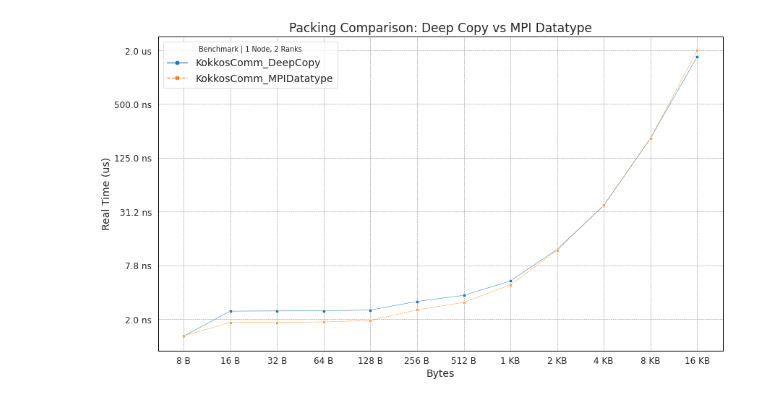
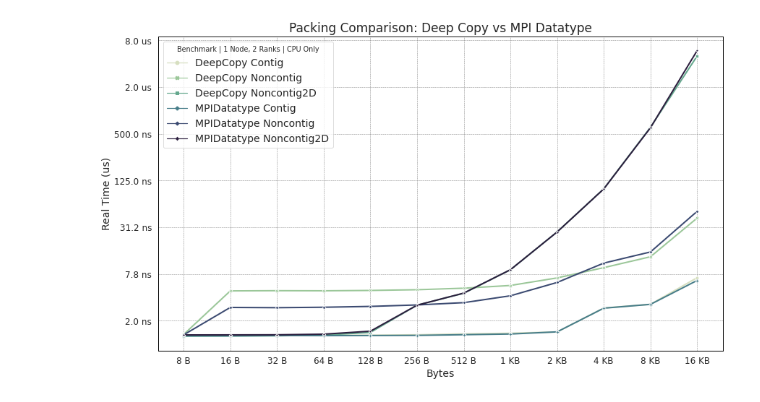
Before and after one commit to nicoleavans/kokkos-comm, a Jupyter notebook: perf_tests/notebooks/3dslice_plot.ipynb, the cells around one changed output. Cells and saved outputs as stored; diff of their text form; code cells hidden in the pictures.

Commit message:
update notebooks with GPU data

```diff
--- a/perf_tests/notebooks/3dslice_plot.ipynb
+++ b/perf_tests/notebooks/3dslice_plot.ipynb
@@ -50,47 +50,62 @@ for i,benchmark in df.iterrows() :
     real_time = benchmark['real_time']
     bytes = benchmark['bytes']
 
-    # Determine the communication type from the name
+    # Determine the packing type from the name
     if 'deepcopy' in name:
-        comm_type = 'KokkosComm_DeepCopy'
+        pack_type = 'DeepCopy'
     elif 'datatype' in name:
-        comm_type = 'KokkosComm_MPIDatatype'
+        pack_type = 'MPIDatatype'
     else:
         continue  # Skip if none
 
+    # Determine the slice type from the name
+    if 'noncontig2D' in name:
+        slice_type = 'Noncontig2D'
+    elif 'noncontig' in name:
+        slice_type = 'Noncontig'
+    elif 'contig' in name:
+        slice_type = 'Contig'
+
     if 'mean' in name:
-        extracted_data.append({'comm_type': comm_type, 'real_time': real_time, 'bytes': bytes})
+        extracted_data.append({'pack_type': pack_type, 'slice_type': slice_type, 'real_time': real_time, 'bytes': bytes})
 
 edf = pd.DataFrame(extracted_data)
+
+# Create a combined column for comm_type and func_type
+edf['combined_type'] = edf['pack_type'] + ' ' + edf['slice_type']
 # %%
 # mpirun -np 2 ./build/perf_tests/perf_test-main
 # --benchmark_repetitions=5 --benchmark_filter=3dslice
 # --benchmark_format=json > "output$(date '+%Y%m%d%H%M%S').json"
 
-# Plot 0: Compare All
+# Plot 0: Compare All, CPU
 plt.figure(figsize=(14, 8))
 plt.title('Packing Comparison: Deep Copy vs MPI Datatype', fontsize=fontsize + 4)
 
-sbrn.lineplot(data=edf, x='bytes', y='real_time', hue='comm_type',
-              style='comm_type', markers=True, ci=None, linewidth=.5)
+# Create a pastel rainbow color palette
+palette = sbrn.cubehelix_palette(start=0.5, rot=-0.75, light=0.85, dark=0.15, n_colors=len(edf['combined_type'].unique()))
 
-plt.legend(title='Benchmark | 1 Node, 2 Ranks', fontsize=fontsize+1)
+# Plot with custom palette and solid lines
+sbrn.lineplot(data=edf, x='bytes', y='real_time', hue='combined_type',
+              style='combined_type', markers=True, ci=None, linewidth=2, palette=palette, dashes=False)
+
+plt.legend(title='Benchmark | 1 Node, 2 Ranks | CPU Only', fontsize=fontsize+1)
 plt.xlabel('Bytes', fontsize=fontsize+1)
 plt.ylabel('Real Time (us)', fontsize=fontsize+1)
 plt.xticks(fontsize=fontsize-1)
 plt.yticks(fontsize=fontsize-1)
 
 plt.gca().set_xscale("log", base=2)
 plt.gca().set_yscale("log", base=2)
 plt.gca().xaxis.set_major_formatter(FuncFormatter(byte_formatter))
 plt.gca().yaxis.set_major_formatter(FuncFormatter(time_formatter))
 
 # Increase the number of x-axis ticks
 from matplotlib.ticker import LogLocator
 plt.gca().xaxis.set_major_locator(LogLocator(base=2, numticks=20))
 
 plt.grid(True, which="both", linestyle='--', linewidth=0.5)
 plt.savefig("./PNG/3dslice1node.png", dpi=300)
 plt.show()
 # %% [output]
-[figure, old version]
+[figure, new version]
```
Also changed, not shown: parts of 25 cells of this notebook, 1 other file.
